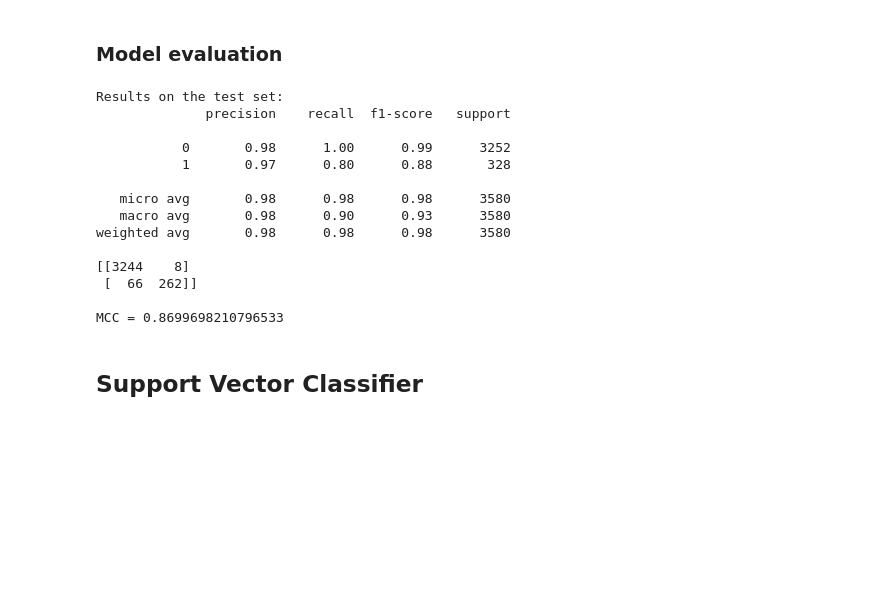
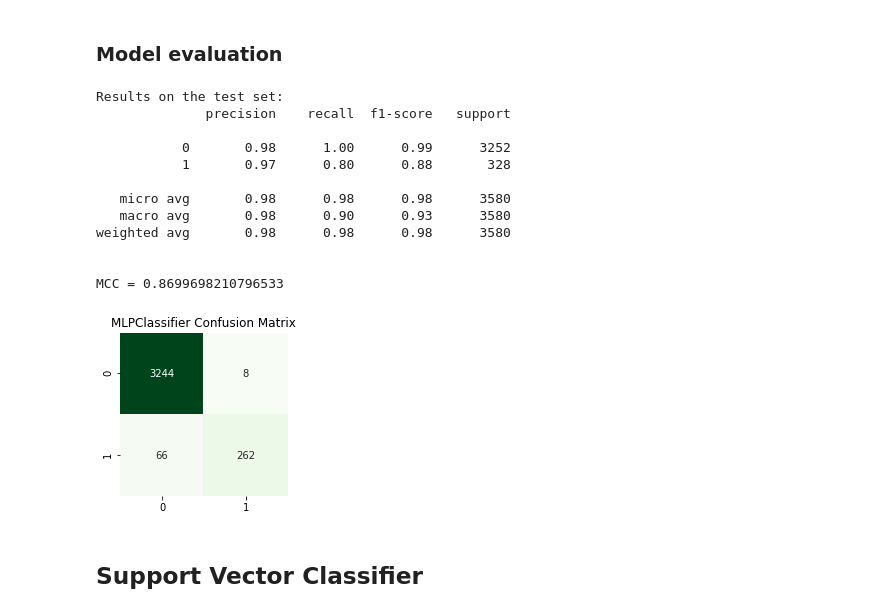
Before and after one commit to martinodn/Performance-comparison-of-ML-Classifiers, a Jupyter notebook: ML_project.ipynb, the cells around one changed output. Drawn from its saved outputs; the diff is of its cells as text; code cells hidden in the pictures; blank space fills up the shorter version.

```diff
--- a/ML_project.ipynb
+++ b/ML_project.ipynb
@@ -261,27 +254,31 @@ Now that all the parameters are established, we want to use the test set (never
 # %%
 # Calculate the prediction and the most important metrics
 y_true, y_pred_mlp = y_test , mlp_clf.predict(X_test)
 
 print('Results on the test set:')
 print(classification_report(y_true, y_pred_mlp))
-print(confusion_matrix(y_true, y_pred_mlp))
+
+plt.figure(figsize=(3,3))
+plt.title("MLPClassifier Confusion Matrix")
+sns.heatmap(confusion_matrix(y_true, y_pred_mlp),cbar=False,annot=True,cmap="Greens",fmt="d")
+plt.show()
+
 print()
 print("MCC = {}".format(matthews_corrcoef(y_test, y_pred_mlp)))
 # %% [output]
 Results on the test set:
               precision    recall  f1-score   support
 
            0       0.98      1.00      0.99      3252
            1       0.97      0.80      0.88       328
 
    micro avg       0.98      0.98      0.98      3580
    macro avg       0.98      0.90      0.93      3580
 weighted avg       0.98      0.98      0.98      3580
 
-[[3244    8]
- [  66  262]]
 
 MCC = 0.8699698210796533
+[figure, added]
 # %% [markdown]
 ## Support Vector Classifier
 # %% [markdown]
```
Also changed, not shown: parts of 19 cells of this notebook.
